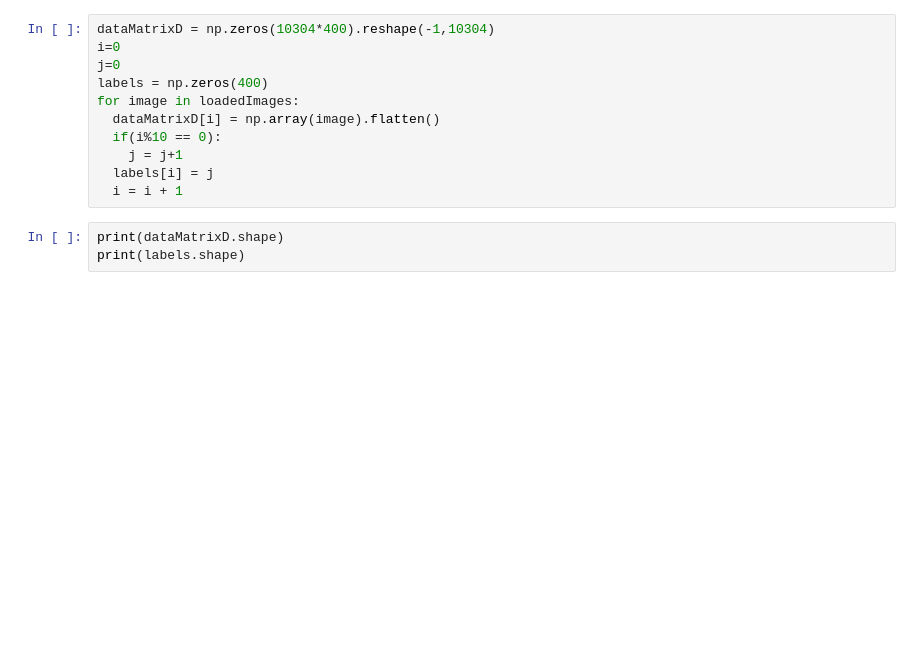
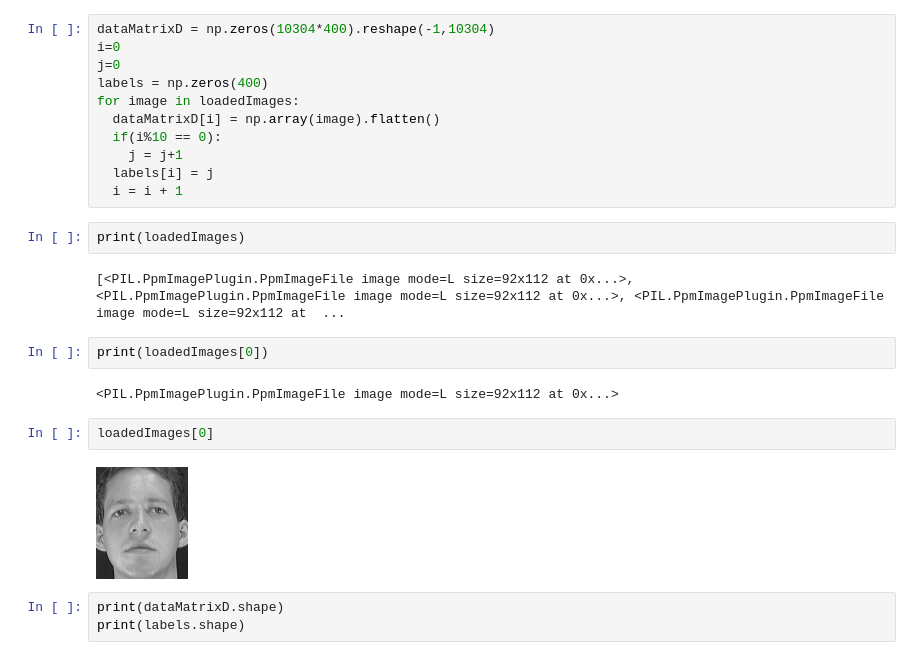
Before and after one commit to Abdelrahman-Shawky/Face-Recognition, a Jupyter notebook: Face_Recognition.ipynb, the cells around one changed output. Cells and saved outputs as stored; diff of their text form; blank space fills up the shorter version.

```diff
--- a/Face_Recognition.ipynb
+++ b/Face_Recognition.ipynb
@@ -39,6 +39,18 @@ for image in loadedImages:
     j = j+1
   labels[i] = j
   i = i + 1
+# %%
+print(loadedImages)
+# %% [output]
+[<PIL.PpmImagePlugin.PpmImageFile image mode=L size=92x112 at 0x...>, <PIL.PpmImagePlugin.PpmImageFile image mode=L size=92x112 at 0x...>, <PIL.PpmImagePlugin.PpmImageFile image mode=L size=92x112 at  ...
+# %%
+print(loadedImages[0])
+# %% [output]
+<PIL.PpmImagePlugin.PpmImageFile image mode=L size=92x112 at 0x...>
+# %%
+loadedImages[0]
+# %% [output]
+[figure, added]
 # %%
 print(dataMatrixD.shape)
 print(labels.shape)
```
Also changed, not shown: parts of 33 cells of this notebook.
